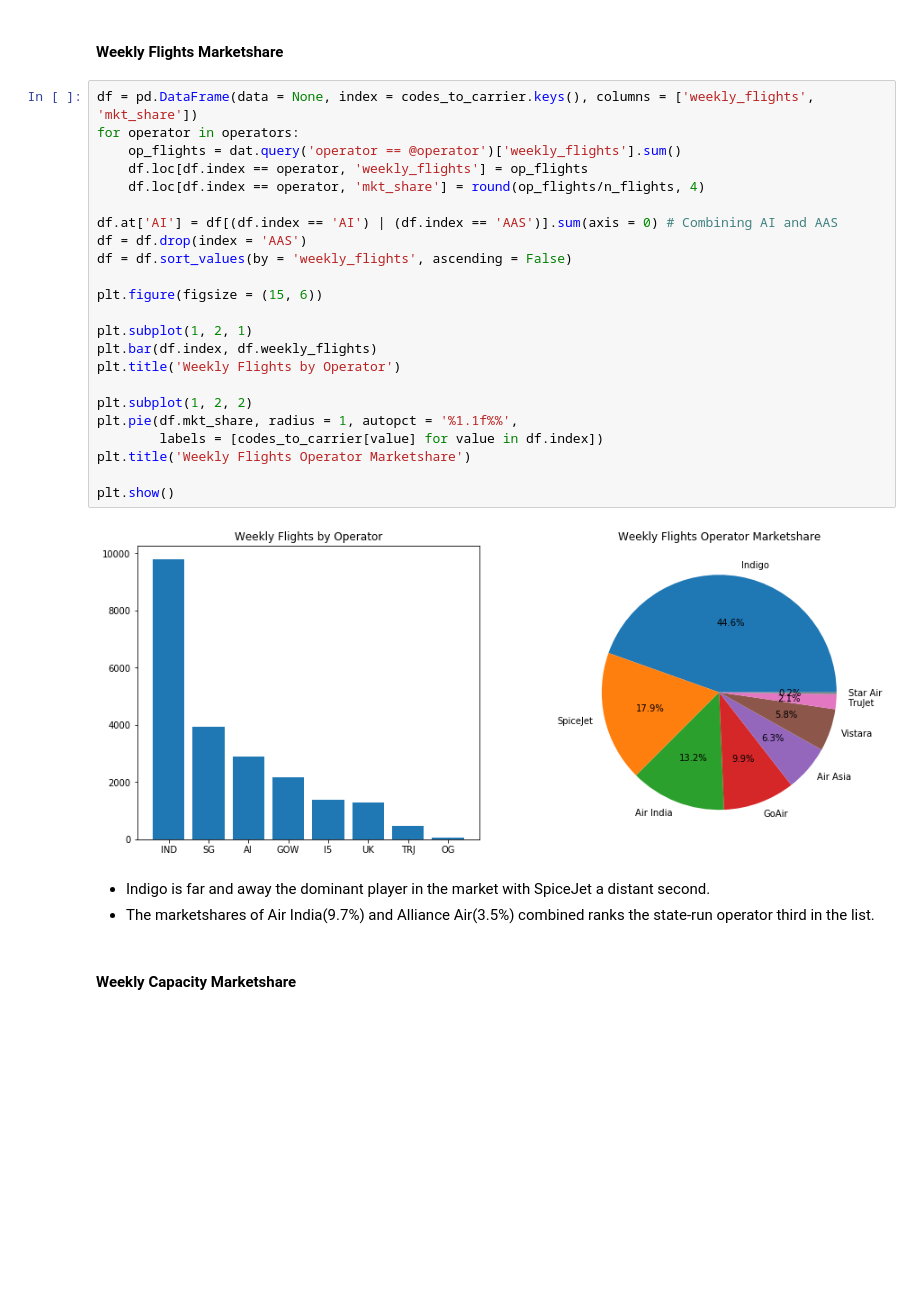
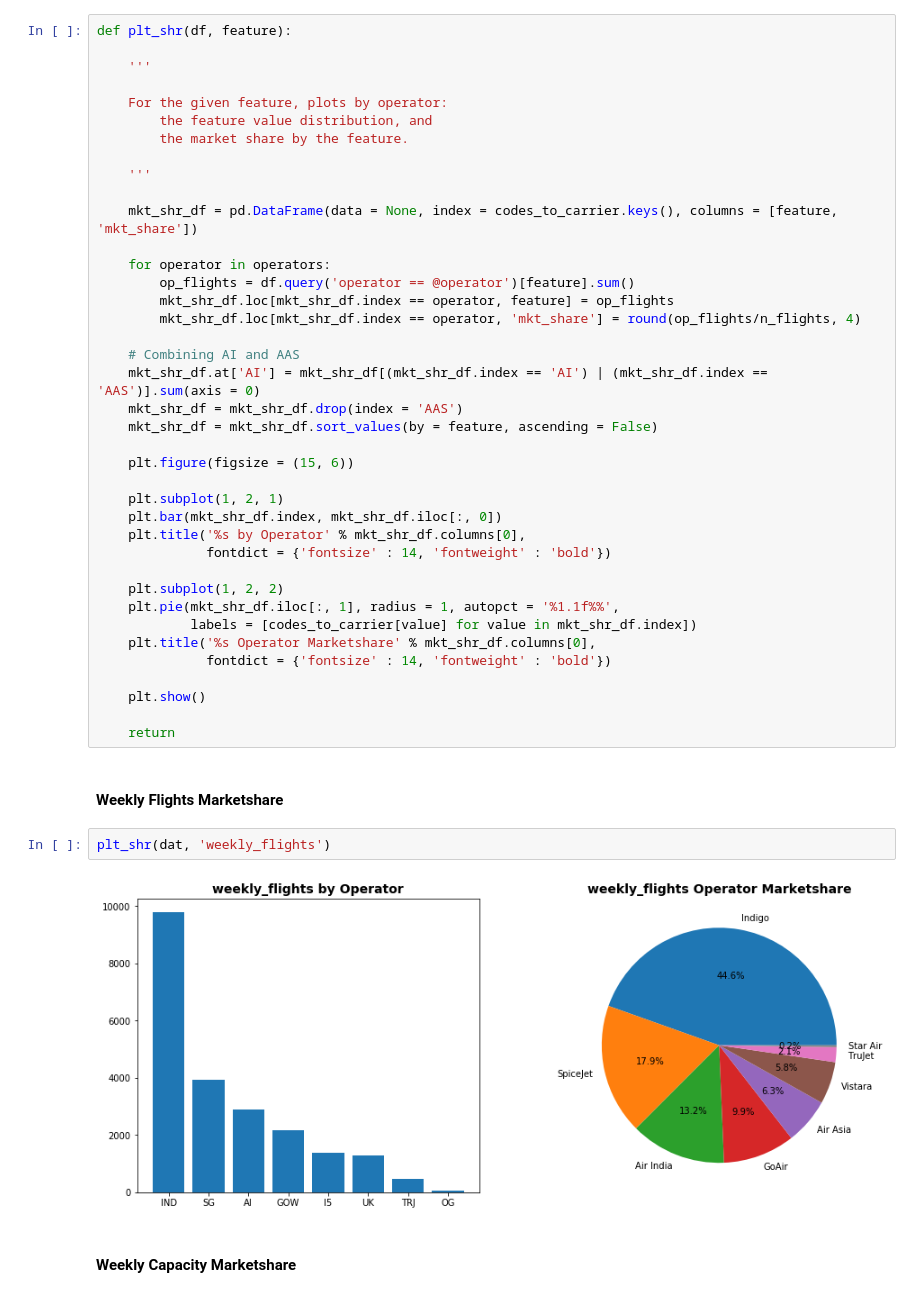
Before and after one commit to sanjeevgadre/Portfolio-Airport-Traffic, a Jupyter notebook: operator-movement-analysis.ipynb, the cells around one changed output. Cells and saved outputs as stored; diff of their text form; blank space fills up the shorter version.

```diff
--- a/operator-movement-analysis.ipynb
+++ b/operator-movement-analysis.ipynb
@@ -43,38 +43,50 @@ A flight departs from and arrives into a different city, so the 21953 flights re
 a weekly total of 43906 arrivals and departures.
 # %% [markdown]
 ### Operator Marketshares
+# %%
+def plt_shr(df, feature):
+
+    '''
+
+    For the given feature, plots by operator:
+        the feature value distribution, and
+        the market share by the feature.
+
+    '''
+
+    mkt_shr_df = pd.DataFrame(data = None, index = codes_to_carrier.keys(), columns = [feature, 'mkt_share'])
+
+    for operator in operators:
+        op_flights = df.query('operator == @operator')[feature].sum()
+        mkt_shr_df.loc[mkt_shr_df.index == operator, feature] = op_flights
+        mkt_shr_df.loc[mkt_shr_df.index == operator, 'mkt_share'] = round(op_flights/n_flights, 4)
+
+    # Combining AI and AAS
+    mkt_shr_df.at['AI'] = mkt_shr_df[(mkt_shr_df.index == 'AI') | (mkt_shr_df.index == 'AAS')].sum(axis = 0)
+    mkt_shr_df = mkt_shr_df.drop(index = 'AAS')
+    mkt_shr_df = mkt_shr_df.sort_values(by = feature, ascending = False)
+
+    plt.figure(figsize = (15, 6))
+
+    plt.subplot(1, 2, 1)
+    plt.bar(mkt_shr_df.index, mkt_shr_df.iloc[:, 0])
+    plt.title('%s by Operator' % mkt_shr_df.columns[0],
+              fontdict = {'fontsize' : 14, 'fontweight' : 'bold'})
+
+    plt.subplot(1, 2, 2)
+    plt.pie(mkt_shr_df.iloc[:, 1], radius = 1, autopct = '%1.1f%%',
+            labels = [codes_to_carrier[value] for value in mkt_shr_df.index])
+    plt.title('%s Operator Marketshare' % mkt_shr_df.columns[0],
+              fontdict = {'fontsize' : 14, 'fontweight' : 'bold'})
+
+    plt.show()
+
+    return
 # %% [markdown]
 #### Weekly Flights Marketshare
-# %%
-df = pd.DataFrame(data = None, index = codes_to_carrier.keys(), columns = ['weekly_flights', 'mkt_share'])
-for operator in operators:
-    op_flights = dat.query('operator == @operator')['weekly_flights'].sum()
-    df.loc[df.index == operator, 'weekly_flights'] = op_flights
-    df.loc[df.index == operator, 'mkt_share'] = round(op_flights/n_flights, 4)
-
-df.at['AI'] = df[(df.index == 'AI') | (df.index == 'AAS')].sum(axis = 0) # Combining AI and AAS
-df = df.drop(index = 'AAS')
-df = df.sort_values(by = 'weekly_flights', ascending = False)
-
-plt.figure(figsize = (15, 6))
-
-plt.subplot(1, 2, 1)
-plt.bar(df.index, df.weekly_flights)
-plt.title('Weekly Flights by Operator')
-
-plt.subplot(1, 2, 2)
-plt.pie(df.mkt_share, radius = 1, autopct = '%1.1f%%',
-        labels = [codes_to_carrier[value] for value in df.index])
-plt.title('Weekly Flights Operator Marketshare')
-
-plt.show()
-# %% [output]
-[figure, removed]
-# %% [markdown]
-<ul>
-    <li>Indigo is far and away the dominant player in the market with SpiceJet a distant second.
-    <li>The marketshares of Air India(9.7%) and Alliance Air(3.5%) combined ranks the state-run operator third
-        in the list.
-</ul>
+# %%
+plt_shr(dat, 'weekly_flights')
+# %% [output]
+[figure, added]
 # %% [markdown]
 #### Weekly Capacity Marketshare
```
Also changed, not shown: parts of 40 cells of this notebook.
